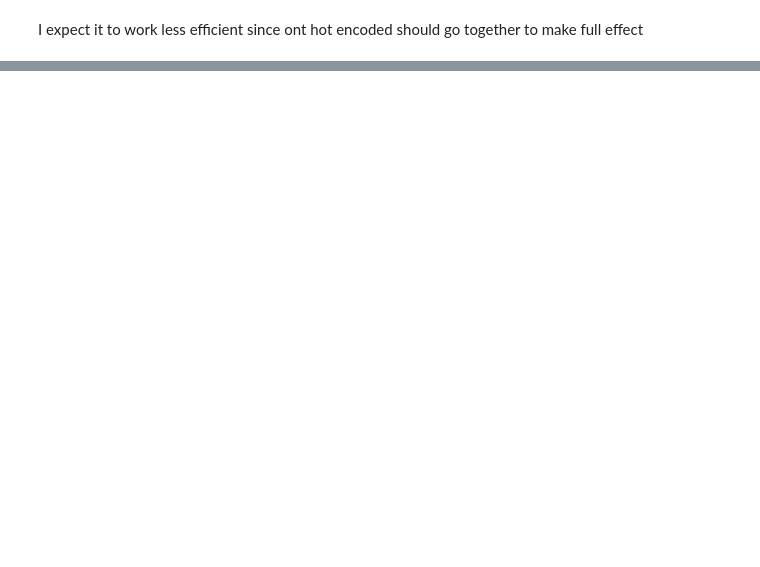
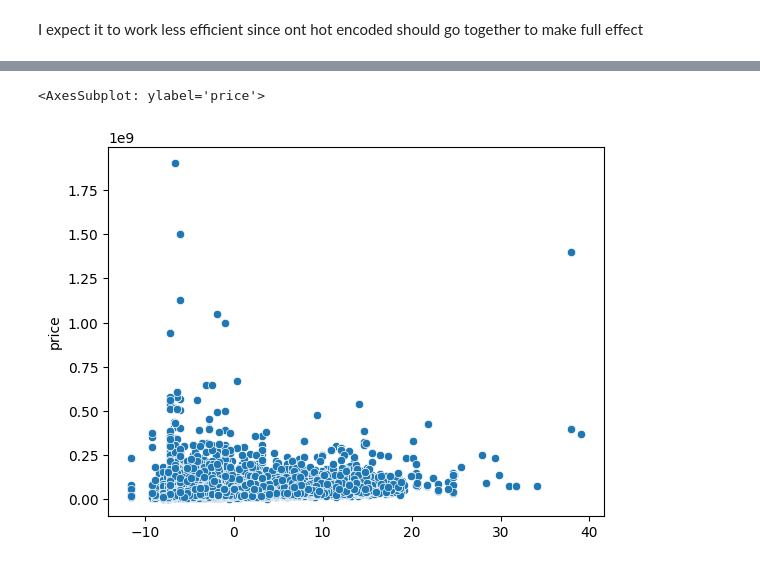
Before and after one commit to CodeForse/Diploma-, a Jupyter notebook: standart_models.ipynb, the cells around one changed output, grey strips where cells are left out. Saved outputs shown, nothing was run; the diff lists cells and outputs as text; code cells hidden in the pictures; blank space fills up the shorter version.

```diff
--- a/standart_models.ipynb
+++ b/standart_models.ipynb
@@ -168,0 +192,7 @@ I expect it to work less efficient since ont hot encoded should go together to m
+# %%
+floor_pca = PCA(1).fit(df[['floor','total_floors']])
+# %%
+sns.scatterplot(x=,y=df['price'] )floor_pca.transform(df[['floor','total_floors']]).T[0]
+# %% [output]
+<AxesSubplot: ylabel='price'>
+[figure, added]
```
Also changed, not shown: parts of 13 cells of this notebook, 19 other files.
